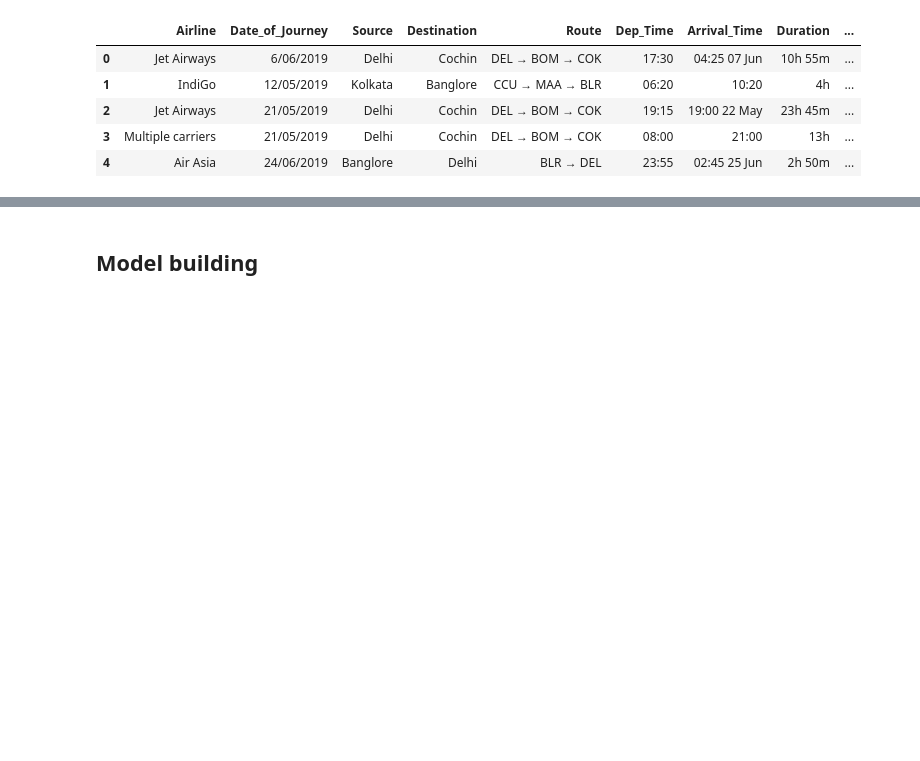
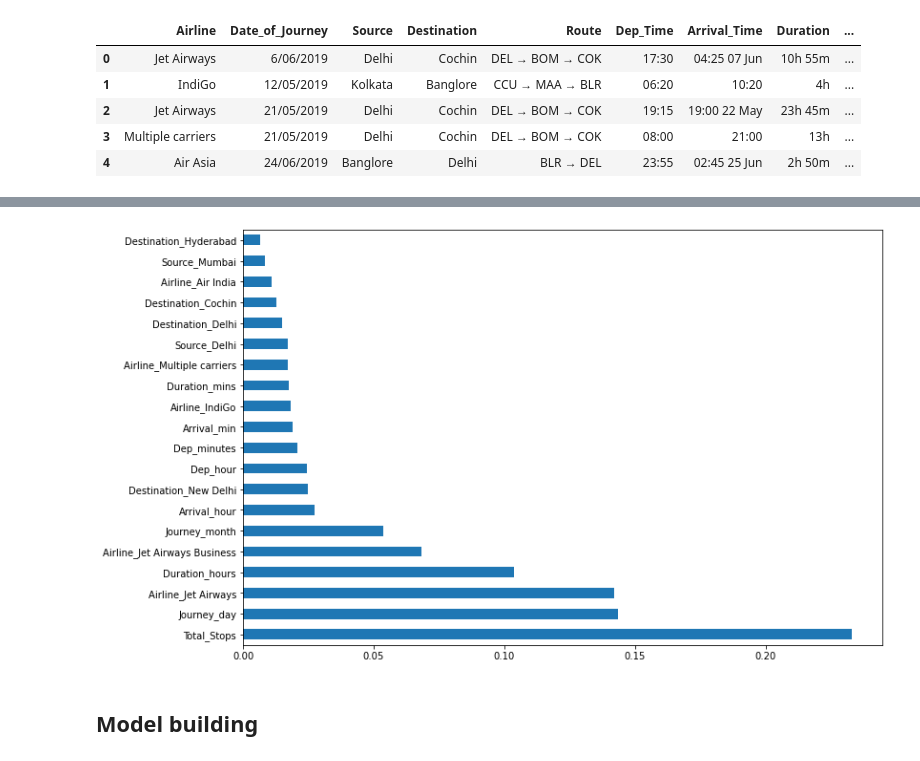
Before and after one commit to Prince-patial/Datatrained, a Jupyter notebook: Flight Price prediction.ipynb, the cells around one changed output, grey strips where cells are left out. Cells and saved outputs as stored; diff of their text form; code cells hidden in the pictures; blank space fills up the shorter version.

```diff
--- a/Flight Price prediction.ipynb
+++ b/Flight Price prediction.ipynb
@@ -562,3 +452,2 @@ Train.corr()['Price'].sort_values().plot(kind='bar');
 # %%
-X_Train = Train.drop(columns = ['Price'], axis = 1) # features
-Y_Train = Train['Price'] # target variable
+X = data_train.drop(columns = ['Price'], axis = 1) # features
@@ -572,0 +454,2 @@ Test_scaler = scaler.fit_transform(Test)
+# %%
+y = data_train['Price'] # target variable
@@ -572,0 +473,9 @@ Test_scaler = scaler.fit_transform(Test)
+# %%
+#plotting graph for visualizing feature importance
+
+plt.figure(figsize=(12,8))
+feat_importance = pd.Series(selection.feature_importances_, index = X.columns)
+feat_importance.nlargest(20).plot(kind = 'barh')
+plt.show()
+# %% [output]
+[figure, added]
```
Also changed, not shown: parts of 96 cells of this notebook.
